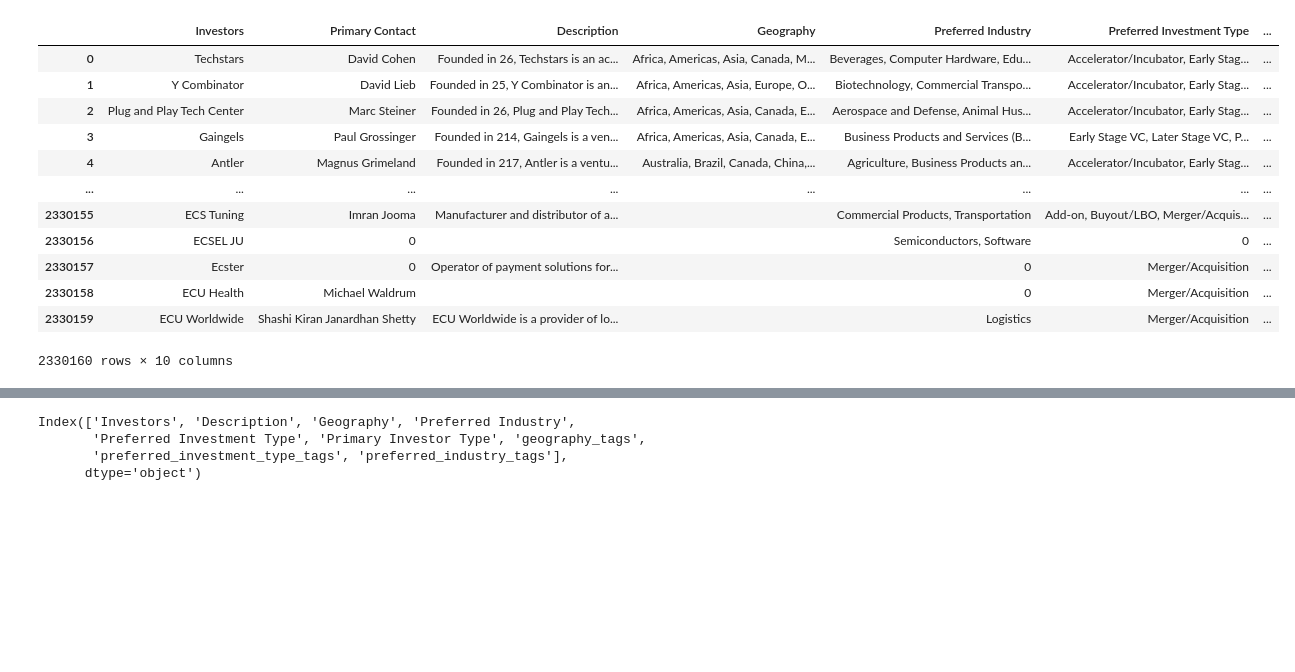
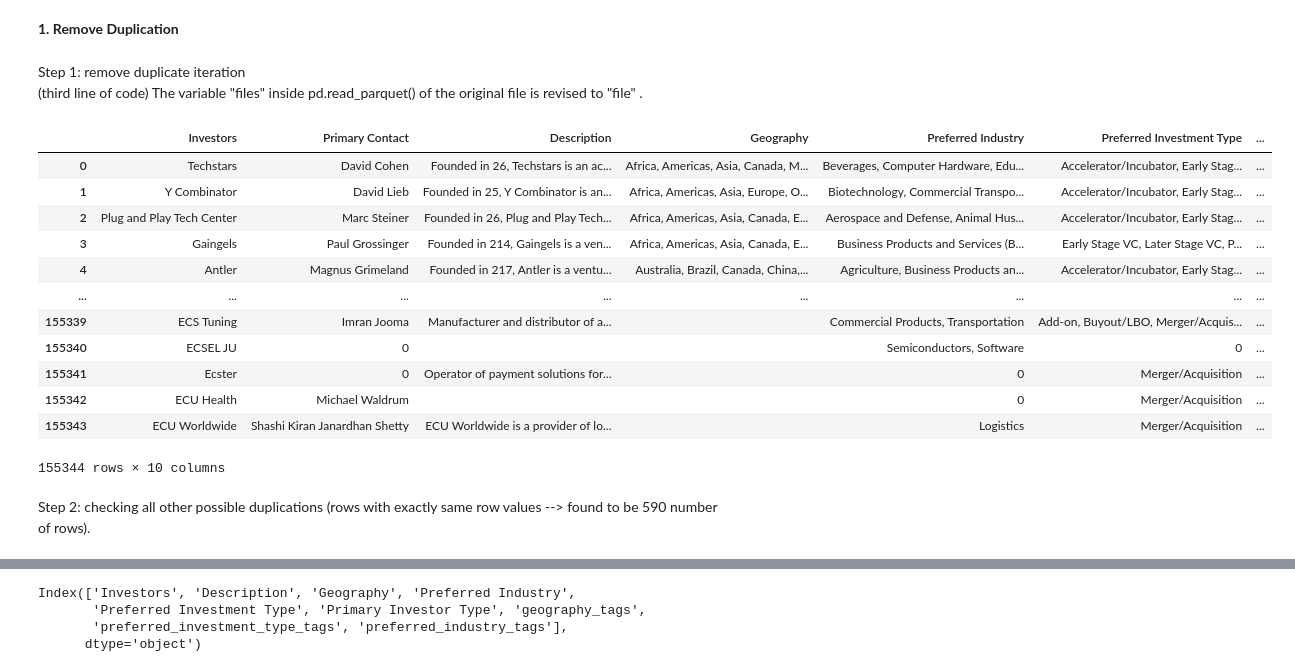
Before and after one commit to Eric-L-cloud/Capstone-Project, a Jupyter notebook: read_parquet_files (1).ipynb, the cells around one changed output, grey strips where cells are left out. Drawn from its saved outputs; the diff is of its cells as text; code cells hidden in the pictures; blank space fills up the shorter version.

```diff
--- a/read_parquet_files (1).ipynb
+++ b/read_parquet_files (1).ipynb
@@ -6,24 +14,31 @@ import os
 # %%
 #pip install pyarrow
 #pip install fastparquet
+# %% [markdown]
+**1. Remove Duplication**
+# %% [markdown]
+Step 1: remove duplicate iteration
+(third line of code) The variable "files" inside pd.read_parquet() of the original file is revised to "file" .
 # %%
 num_files = 15
 files = [f"files/batch_{i}.parquet" for i in range(num_files)]
 
-dfs = [pd.read_parquet(files) for file in files]
+dfs = [pd.read_parquet(file) for file in files]
 combined_df = pd.concat(dfs, ignore_index=True)
 combined_df
 # %% [output]
 |  | Investors | Primary Contact | Description | Geography | Preferred Industry | Preferred Investment Type | ... |
 | 0 | Techstars | David Cohen | Founded in 26, Techstars is an ac... | Africa, Americas, Asia, Canada, M... | Beverages, Computer Hardware, Edu... | Accelerator/Incubator, Early Stag... | ... |
 | 1 | Y Combinator | David Lieb | Founded in 25, Y Combinator is an... | Africa, Americas, Asia, Europe, O... | Biotechnology, Commercial Transpo... | Accelerator/Incubator, Early Stag... | ... |
 | 2 | Plug and Play Tech Center | Marc Steiner | Founded in 26, Plug and Play Tech... | Africa, Americas, Asia, Canada, E... | Aerospace and Defense, Animal Hus... | Accelerator/Incubator, Early Stag... | ... |
 | 3 | Gaingels | Paul Grossinger | Founded in 214, Gaingels is a ven... | Africa, Americas, Asia, Canada, E... | Business Products and Services (B... | Early Stage VC, Later Stage VC, P... | ... |
 | 4 | Antler | Magnus Grimeland | Founded in 217, Antler is a ventu... | Australia, Brazil, Canada, China,... | Agriculture, Business Products an... | Accelerator/Incubator, Early Stag... | ... |
 | ... | ... | ... | ... | ... | ... | ... | ... |
-| 2330155 | ECS Tuning | Imran Jooma | Manufacturer and distributor of a... |  | Commercial Products, Transportation | Add-on, Buyout/LBO, Merger/Acquis... | ... |
-| 2330156 | ECSEL JU | 0 |  |  | Semiconductors, Software | 0 | ... |
-| 2330157 | Ecster | 0 | Operator of payment solutions for... |  | 0 | Merger/Acquisition | ... |
-| 2330158 | ECU Health | Michael Waldrum |  |  | 0 | Merger/Acquisition | ... |
-| 2330159 | ECU Worldwide | Shashi Kiran Janardhan Shetty | ECU Worldwide is a provider of lo... |  | Logistics | Merger/Acquisition | ... |
+| 155339 | ECS Tuning | Imran Jooma | Manufacturer and distributor of a... |  | Commercial Products, Transportation | Add-on, Buyout/LBO, Merger/Acquis... | ... |
+| 155340 | ECSEL JU | 0 |  |  | Semiconductors, Software | 0 | ... |
+| 155341 | Ecster | 0 | Operator of payment solutions for... |  | 0 | Merger/Acquisition | ... |
+| 155342 | ECU Health | Michael Waldrum |  |  | 0 | Merger/Acquisition | ... |
+| 155343 | ECU Worldwide | Shashi Kiran Janardhan Shetty | ECU Worldwide is a provider of lo... |  | Logistics | Merger/Acquisition | ... |
-2330160 rows × 10 columns
+155344 rows × 10 columns
+# %% [markdown]
+Step 2: checking all other possible duplications (rows with exactly same row values --> found to be 590 number of rows).
```
Also changed, not shown: parts of 25 cells of this notebook.
